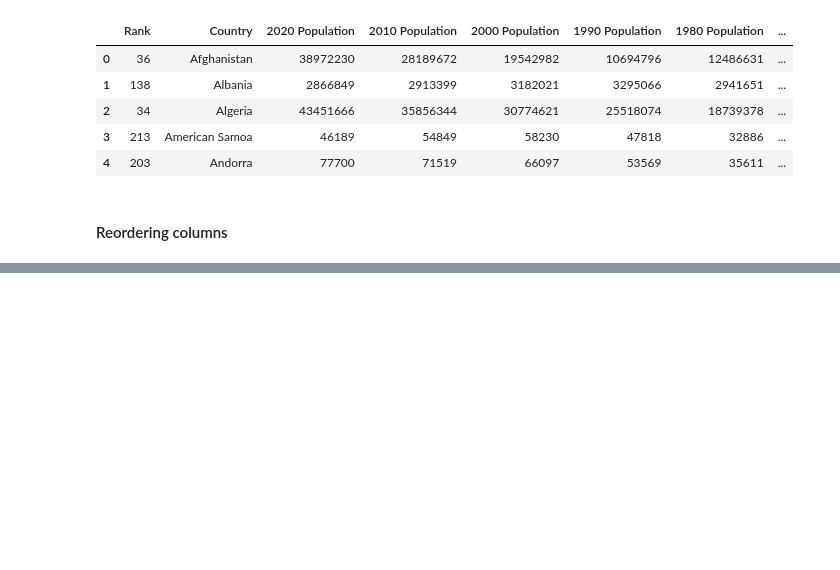
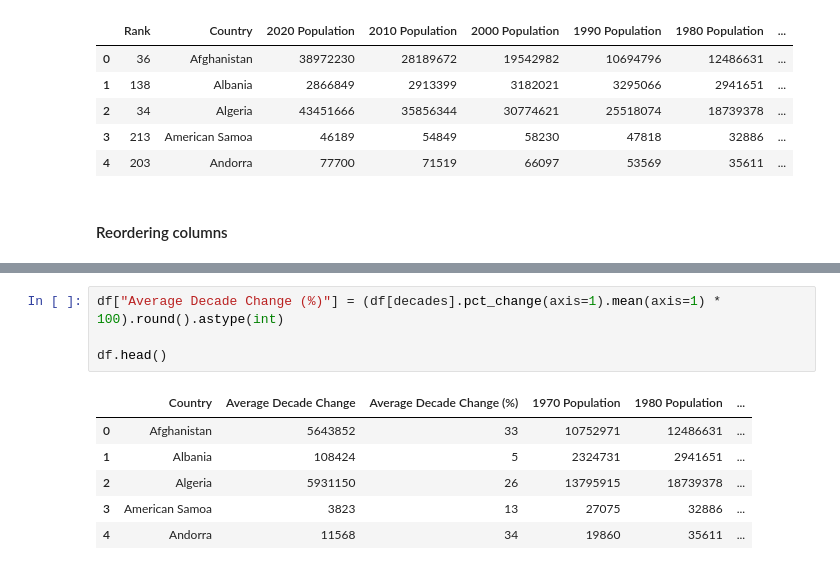
Before and after one commit to 99btyler/global-population-dataset-dashboard, a Jupyter notebook: src/data-cleaning.ipynb, the cells around one changed output, grey strips where cells are left out. Saved outputs shown, nothing was run; the diff lists cells and outputs as text; blank space fills up the shorter version.

```diff
--- a/src/data-cleaning.ipynb
+++ b/src/data-cleaning.ipynb
@@ -170,0 +215,11 @@ df.head()
+# %%
+df["Average Decade Change (%)"] = (df[decades].pct_change(axis=1).mean(axis=1) * 100).round().astype(int)
+
+df.head()
+# %% [output]
+|  | Country | Average Decade Change | Average Decade Change (%) | 1970 Population | 1980 Population | ... |
+| 0 | Afghanistan | 5643852 | 33 | 10752971 | 12486631 | ... |
+| 1 | Albania | 108424 | 5 | 2324731 | 2941651 | ... |
+| 2 | Algeria | 5931150 | 26 | 13795915 | 18739378 | ... |
+| 3 | American Samoa | 3823 | 13 | 27075 | 32886 | ... |
+| 4 | Andorra | 11568 | 34 | 19860 | 35611 | ... |
```
Also changed, not shown: parts of 19 cells of this notebook.
